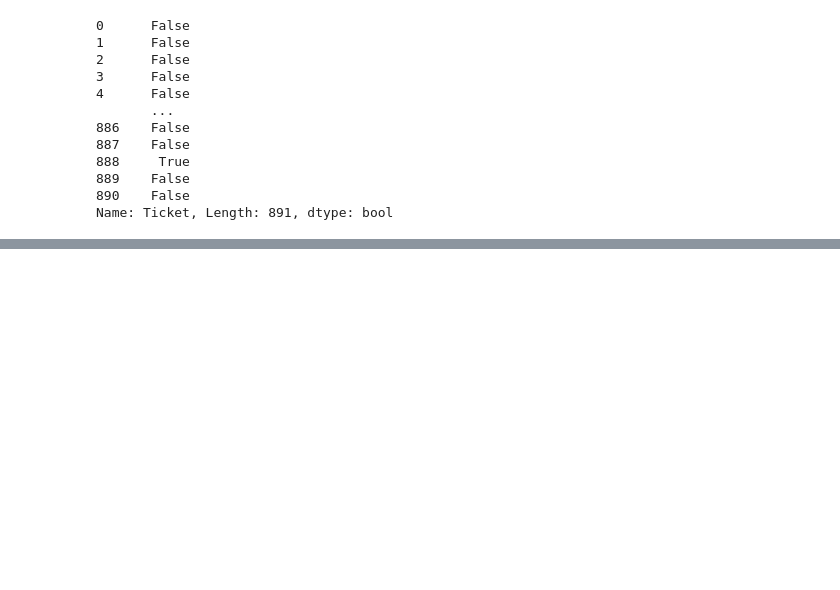
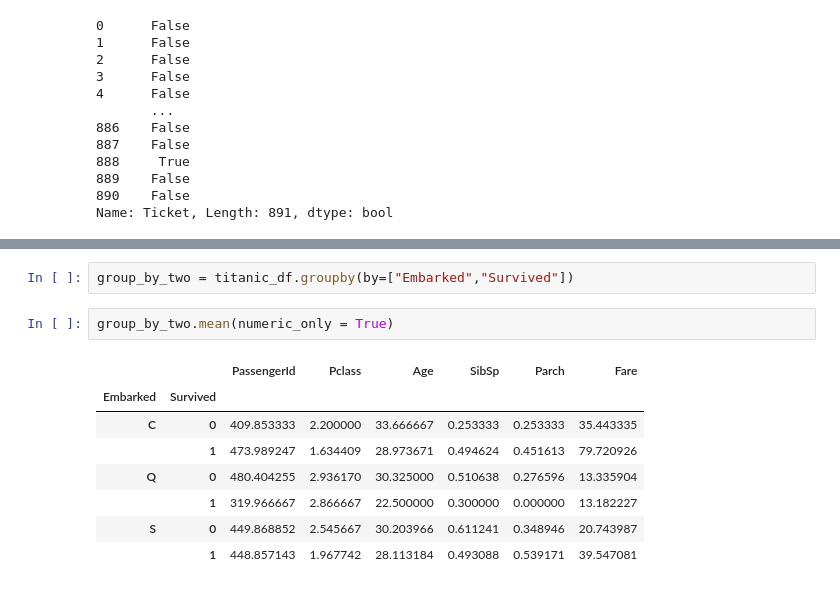
Before and after one commit to Shirissh24/datascience, a Jupyter notebook: pandas.ipynb, the cells around one changed output, grey strips where cells are left out. Drawn from its saved outputs; the diff is of its cells as text; blank space fills up the shorter version.

```diff
--- a/pandas.ipynb
+++ b/pandas.ipynb
@@ -305,0 +464,13 @@ Name: Ticket, Length: 891, dtype: bool
+# %%
+group_by_two = titanic_df.groupby(by=["Embarked","Survived"])
+# %%
+group_by_two.mean(numeric_only = True)
+# %% [output]
+|  |  | PassengerId | Pclass | Age | SibSp | Parch | Fare |
+| Embarked | Survived |  |  |  |  |  |  |
+| C | 0 | 409.853333 | 2.200000 | 33.666667 | 0.253333 | 0.253333 | 35.443335 |
+|  | 1 | 473.989247 | 1.634409 | 28.973671 | 0.494624 | 0.451613 | 79.720926 |
+| Q | 0 | 480.404255 | 2.936170 | 30.325000 | 0.510638 | 0.276596 | 13.335904 |
+|  | 1 | 319.966667 | 2.866667 | 22.500000 | 0.300000 | 0.000000 | 13.182227 |
+| S | 0 | 449.868852 | 2.545667 | 30.203966 | 0.611241 | 0.348946 | 20.743987 |
+|  | 1 | 448.857143 | 1.967742 | 28.113184 | 0.493088 | 0.539171 | 39.547081 |
```
Also changed, not shown: parts of 26 cells of this notebook.
